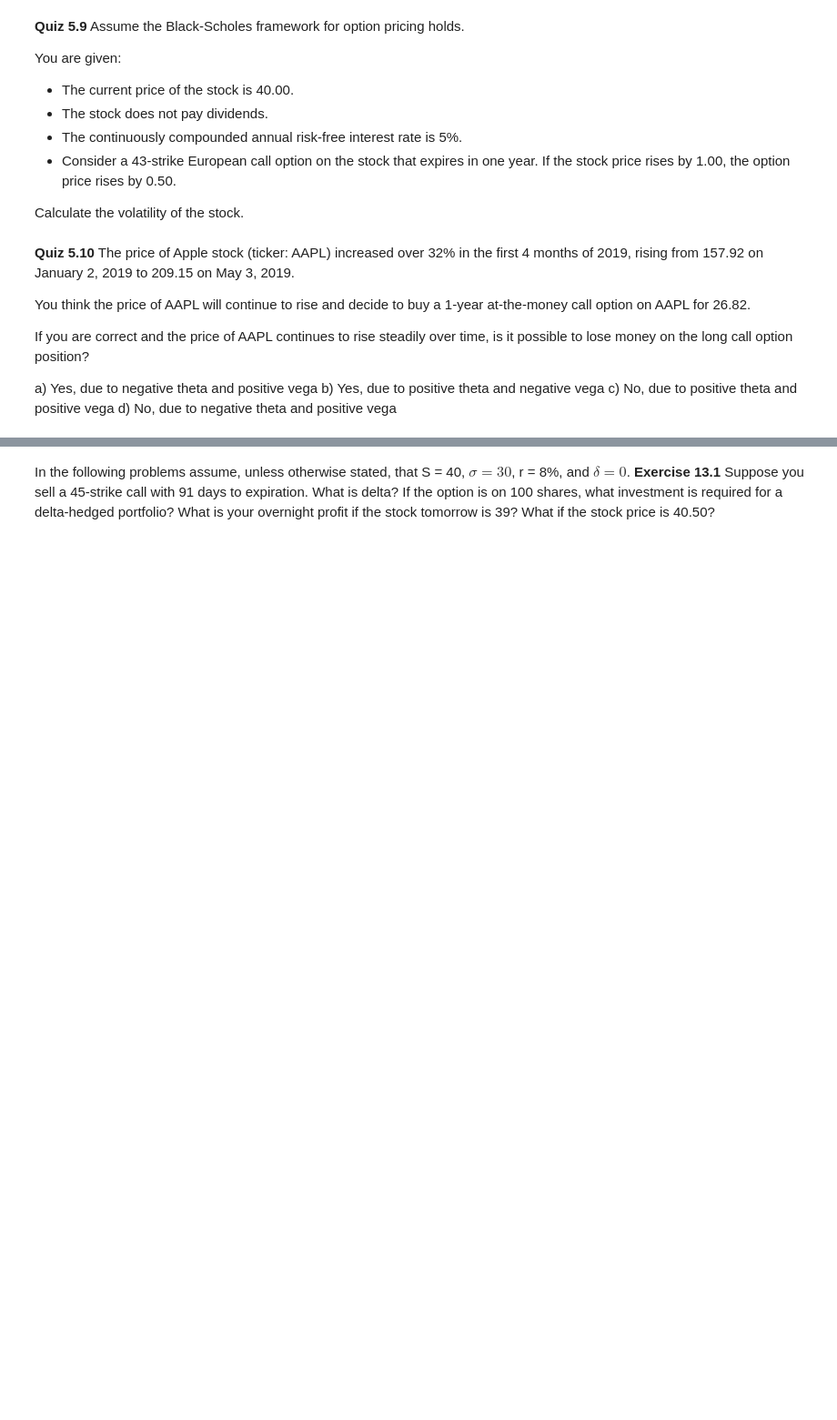
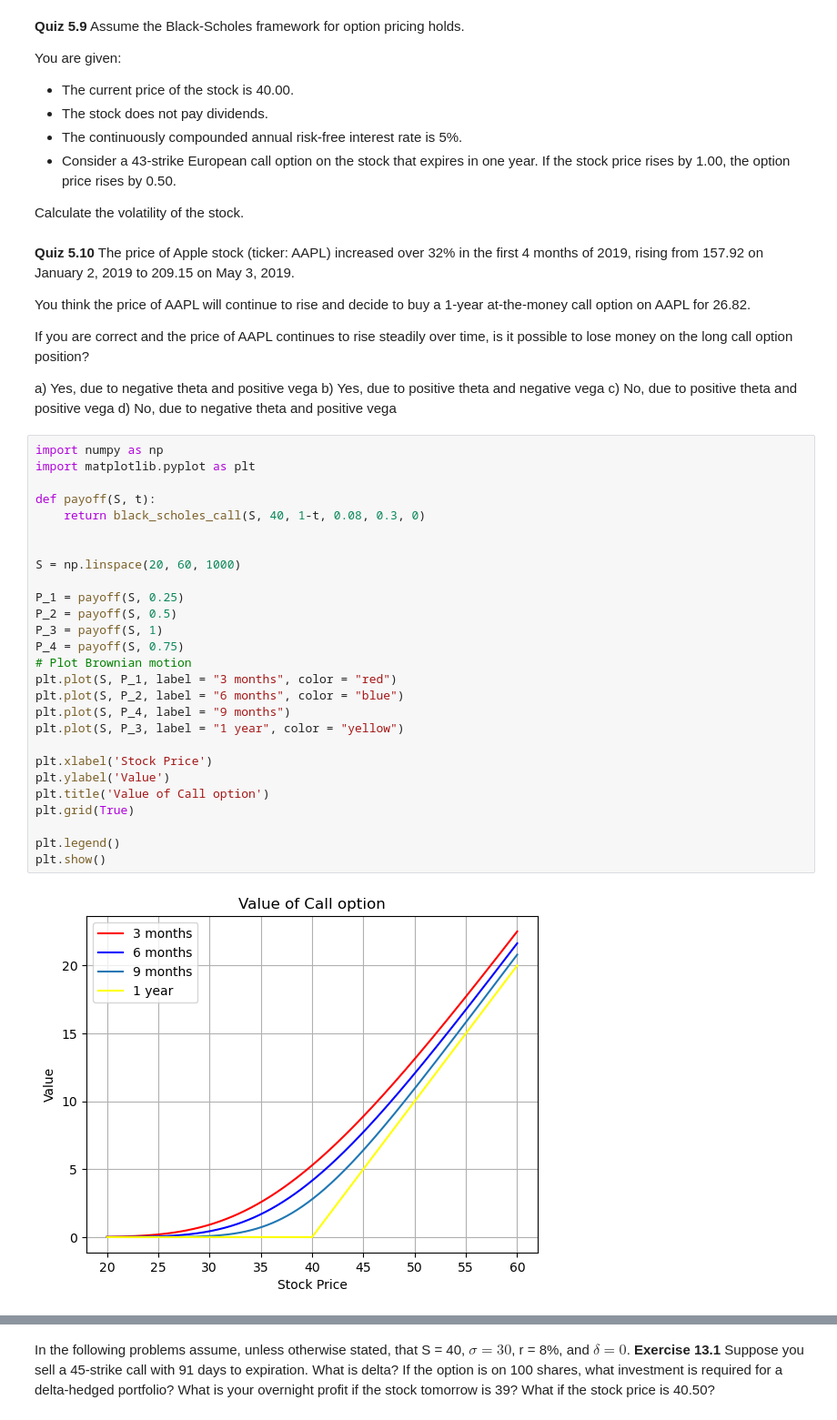
Before and after one commit to AvaM1/Math134_Notes, a Jupyter notebook: 134C Week 6.ipynb, the cells around one changed output, grey strips where cells are left out. Shown at 91% size. Drawn from its saved outputs; the diff is of its cells as text; blank space fills up the shorter version.

```diff
--- a/134C Week 6.ipynb
+++ b/134C Week 6.ipynb
@@ -215,3 +215,32 @@ a) Yes, due to negative theta and positive vega
 b) Yes, due to positive theta and negative vega
 c) No, due to positive theta and positive vega
 d) No, due to negative theta and positive vega
+# %%
+import numpy as np
+import matplotlib.pyplot as plt
+
+def payoff(S, t):
+    return black_scholes_call(S, 40, 1-t, 0.08, 0.3, 0)
+
+
+S = np.linspace(20, 60, 1000)
+
+P_1 = payoff(S, 0.25)
+P_2 = payoff(S, 0.5)
+P_3 = payoff(S, 1)
+P_4 = payoff(S, 0.75)
+# Plot Brownian motion
+plt.plot(S, P_1, label = "3 months", color = "red")
+plt.plot(S, P_2, label = "6 months", color = "blue")
+plt.plot(S, P_4, label = "9 months")
+plt.plot(S, P_3, label = "1 year", color = "yellow")
+
+plt.xlabel('Stock Price')
+plt.ylabel('Value')
+plt.title('Value of Call option')
+plt.grid(True)
+
+plt.legend()
+plt.show()
+# %% [output]
+[figure, added]
```
Also changed, not shown: parts of 2 cells of this notebook.
